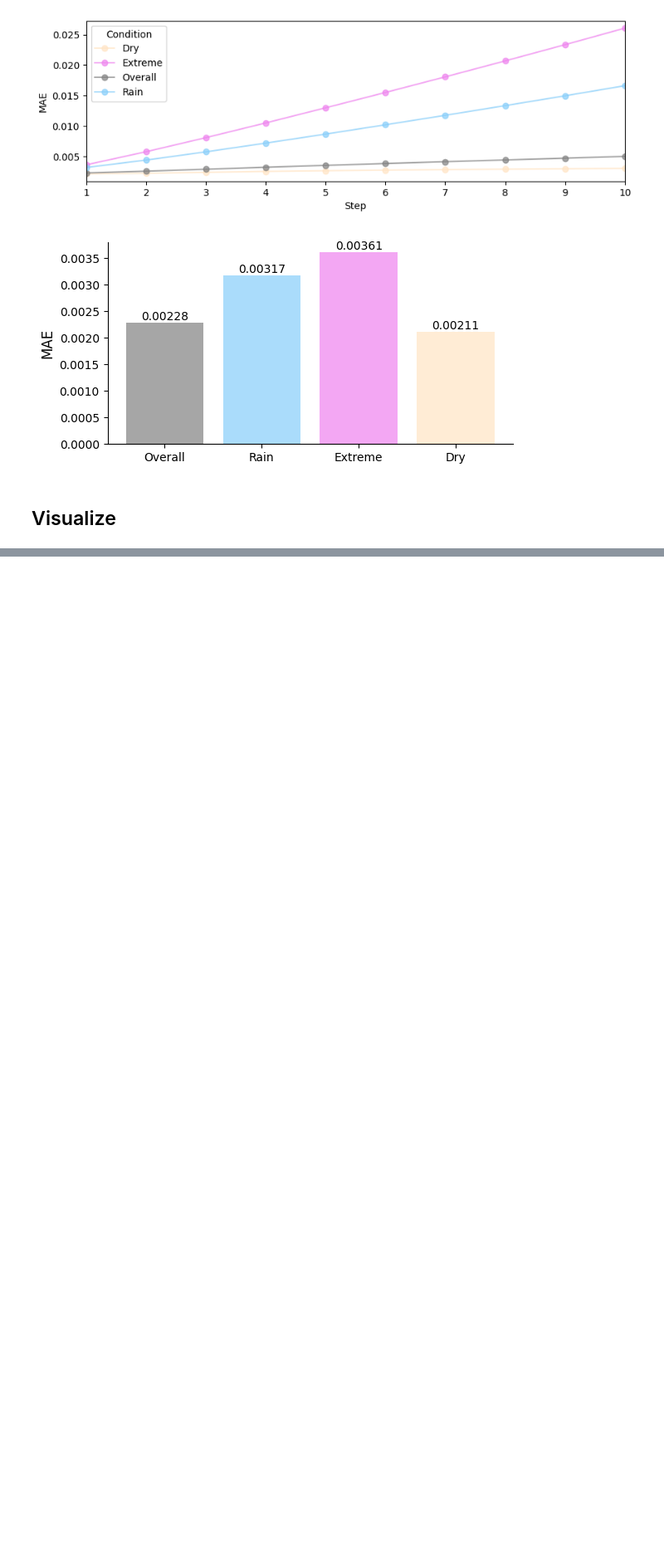
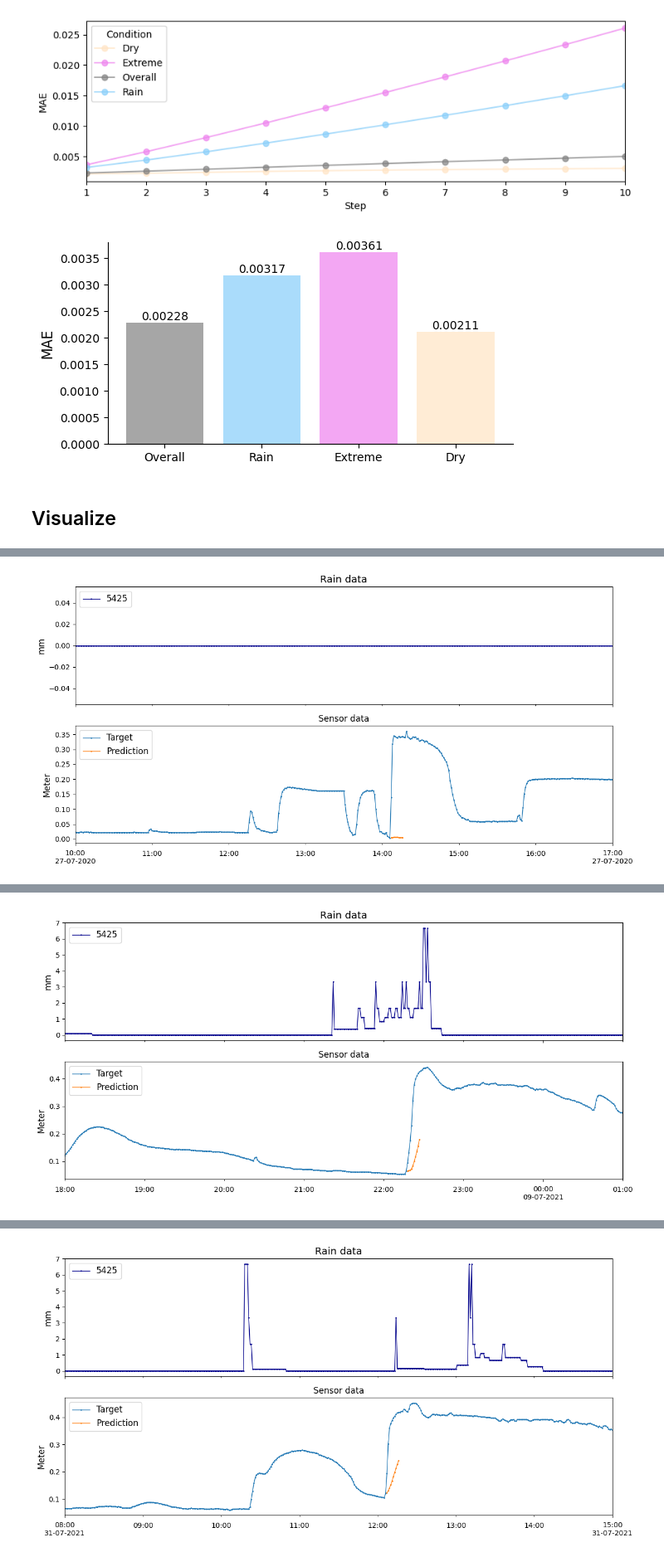
Before and after one commit to AronDJacobsen/fault_management_uds, a Jupyter notebook: notebooks/3_evaluation/1_evaluate_model.ipynb, the cells around one changed output, grey strips where cells are left out. Shown at 83% size. Saved outputs shown, nothing was run; the diff lists cells and outputs as text; code cells hidden in the pictures; blank space fills up the shorter version.

```diff
--- a/notebooks/3_evaluation/1_evaluate_model.ipynb
+++ b/notebooks/3_evaluation/1_evaluate_model.ipynb
@@ -335,0 +444,13 @@ Visualizing condition: Dry
+# %%
+# load the output
+with open(eval_folder / data_type / f'output.pkl', 'rb') as f:
+    output = pickle.load(f)
+# %%
+print(output.keys())
+
+# calculate the abs of sum of steps ahead residuals
+acc_residuals = (abs(output["targets"] - output["predictions"])).mean(axis=2)
+timestamps = output['timestamps']
+
+
+#del output
@@ -335,0 +502,46 @@ Visualizing condition: Dry
+# %%
+
+# Define event period to visualize
+look_back_min = dataset.sequence_length
+look_forward_min = 60 + config['predict_steps_ahead'] # 1 hour ahead
+
+# iterate over the events
+for _, event in top_residuals.iterrows():
+    # the average 10 steps ahead residual
+    print(f"Residual: {event['residual']:.5f} at {event['start']}")
+    # Get the prediction data
+    pred_timestamps = pd.date_range(event['start'], periods=config['predict_steps_ahead'], freq='1min')
+    # get index in output
+    idx_start = np.where(output['timestamps'] == event['start'])[0][0]
+    prediction = output['predictions'][idx_start].flatten()
+    #raise NotImplementedError("Need to get the data for the event")
+
+    # Get the plot data
+    start, end = event['start']-pd.Timedelta(hours=2), event['start']+pd.Timedelta(hours=1) # from start and to start + 3 hours for fixed duration
+    start = (pd.to_datetime(start) - pd.Timedelta(minutes=look_back_min)).floor('1h')
+    end = (pd.to_datetime(end) + pd.Timedelta(minutes=look_forward_min)).ceil('1h')
+    event_timestamps = pd.date_range(start, end, freq='1min')
+    event_data = data.loc[start:end]
+    # ensure the event data has 1 minute values (if not set values to nan)
+    event_data = event_data.reindex(event_timestamps)
+
+    for i, endogenous_var in enumerate(dataset.endogenous_vars):
+        # Create a folder for each sensor
+        sensor_folder = example_folder / endogenous_var
+        os.makedirs(sensor_folder, exist_ok=True)
+
+        # Visualize
+        exogenous_vars = ["5425"] # only want rain, else use dataset.exogenous_vars
+
+        fig, ax = visualize_prediction(event_data[endogenous_var], event_data[exogenous_vars],
+                                       pred_timestamps, prediction,
+                                       metadata)
+
+        start_str = start.strftime("%Y-%m-%d")
+        plt.tight_layout()
+        res = round(event['residual'], 4)
+        # both visualize and save
+        plt.show()
+        fig.savefig(sensor_folder / f"avg10res={res}_{start_str}.png", dpi=150)
+        plt.close(fig)
+# %% [output]
@@ -335,0 +549 @@ Visualizing condition: Dry
+[figure, added]
@@ -335,0 +551 @@ Visualizing condition: Dry
+[figure, added]
@@ -335,0 +553 @@ Visualizing condition: Dry
+[figure, added]
```
Also changed, not shown: parts of 23 cells of this notebook, 8 other files.
